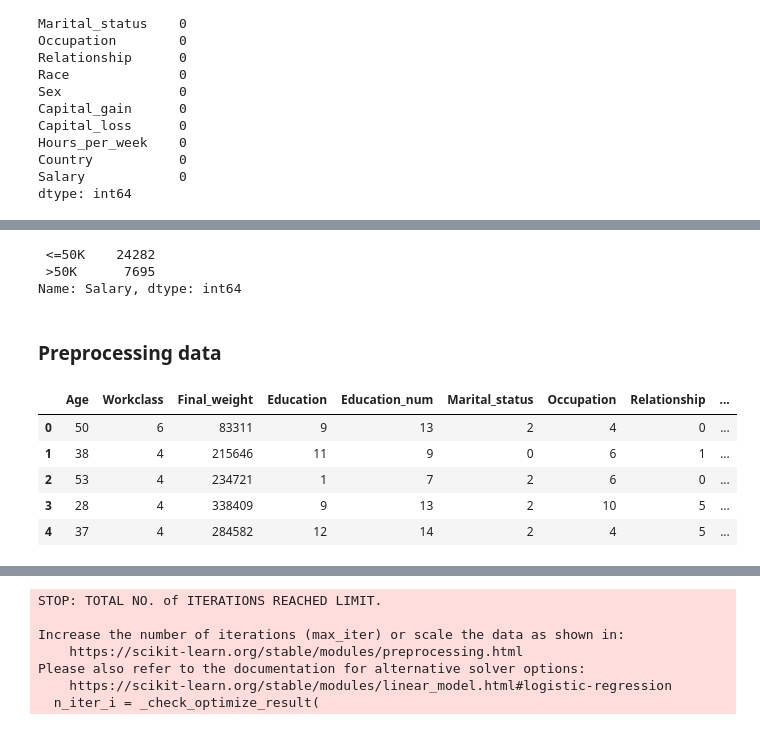
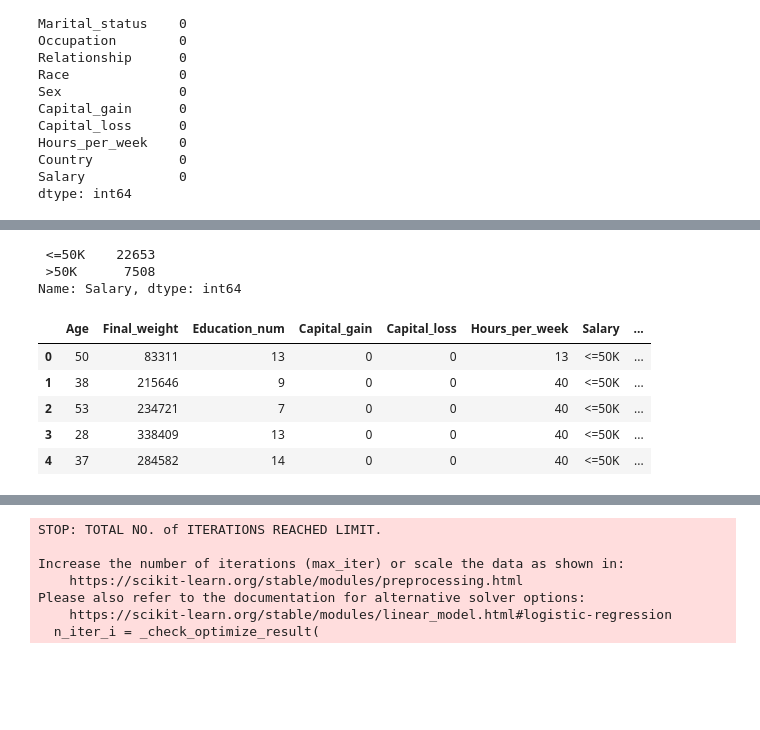
Before and after one commit to Valerie-Osawe/Stutern, a Jupyter notebook: Assignment_7.ipynb, the cells around one changed output, grey strips where cells are left out. Drawn from its saved outputs; the diff is of its cells as text; code cells hidden in the pictures; blank space fills up the shorter version.

```diff
--- a/Assignment_7.ipynb
+++ b/Assignment_7.ipynb
@@ -149,2 +102,0 @@ Name: Country, dtype: int64
-# %%
-salary = salary.query("Country != ' ?'")
@@ -151,38 +124,43 @@ salary = salary.query("Country != ' ?'")
+# %%
+# Dropping rows with '?' in the dataframe
+
+# Replace '?' with NaN
+salary.replace(' ?', np.nan, inplace=True)
+
+# Drop rows with NaN values
+salary.dropna(inplace=True)
 # %%
 # Check the distribution of the target variable
 salary["Salary"].value_counts()
 # %% [output]
- <=50K    24282
- >50K      7695
+ <=50K    22653
+ >50K      7508
 Name: Salary, dtype: int64
-# %% [markdown]
-### Preprocessing data
 # %%
 from sklearn.preprocessing import LabelEncoder
 
 cat_vars = [
     "Workclass",
     "Education",
     "Marital_status",
     "Occupation",
     "Relationship",
     "Race",
     "Sex",
     "Country",
 ]
-# Create a LabelEncoder object
-le = LabelEncoder()
+# Convert categorical variables to dummy variables
+salary = pd.get_dummies(salary, columns=cat_vars)
 
-# Apply label encoding to the categorical variables using the apply() method
-salary[cat_vars] = salary[cat_vars].apply(lambda x: le.fit_transform(x))
+
 salary.head()
 # %% [output]
-|  | Age | Workclass | Final_weight | Education | Education_num | Marital_status | Occupation | Relationship | ... |
-| 0 | 50 | 6 | 83311 | 9 | 13 | 2 | 4 | 0 | ... |
-| 1 | 38 | 4 | 215646 | 11 | 9 | 0 | 6 | 1 | ... |
-| 2 | 53 | 4 | 234721 | 1 | 7 | 2 | 6 | 0 | ... |
-| 3 | 28 | 4 | 338409 | 9 | 13 | 2 | 10 | 5 | ... |
-| 4 | 37 | 4 | 284582 | 12 | 14 | 2 | 4 | 5 | ... |
+|  | Age | Final_weight | Education_num | Capital_gain | Capital_loss | Hours_per_week | Salary | ... |
+| 0 | 50 | 83311 | 13 | 0 | 0 | 13 | <=50K | ... |
+| 1 | 38 | 215646 | 9 | 0 | 0 | 40 | <=50K | ... |
+| 2 | 53 | 234721 | 7 | 0 | 0 | 40 | <=50K | ... |
+| 3 | 28 | 338409 | 13 | 0 | 0 | 40 | <=50K | ... |
+| 4 | 37 | 284582 | 14 | 0 | 0 | 40 | <=50K | ... |
 # %%
 # Scale the numerical variables
 from sklearn.preprocessing import StandardScaler
```
Also changed, not shown: parts of 29 cells of this notebook.
